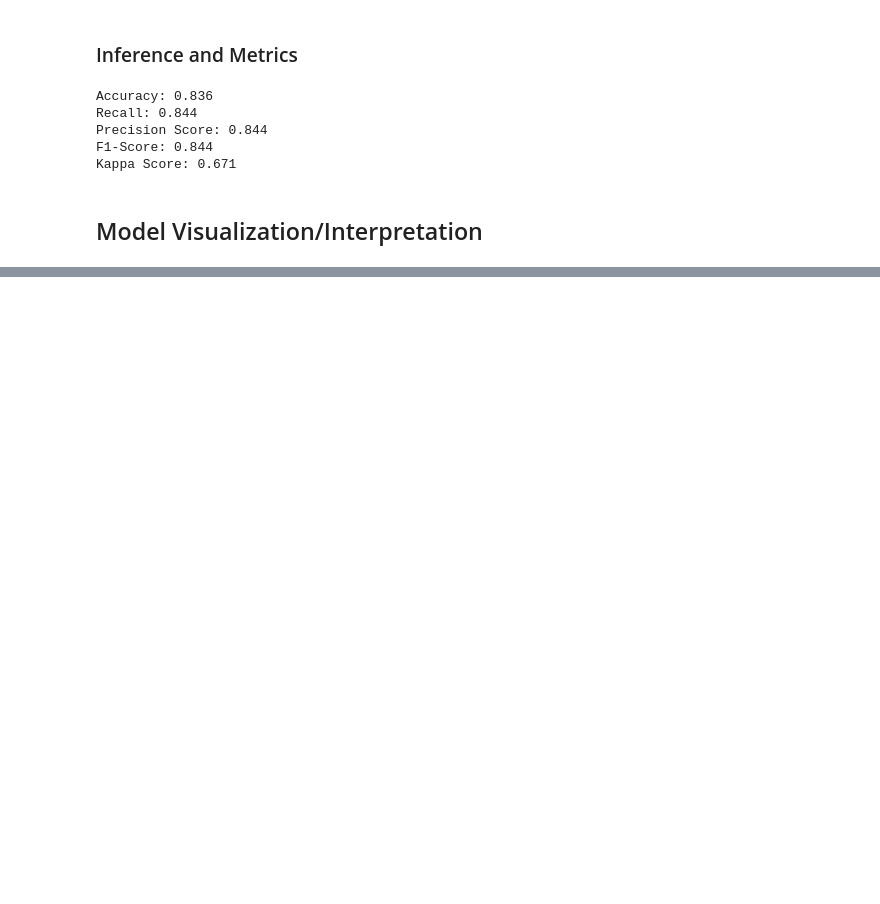
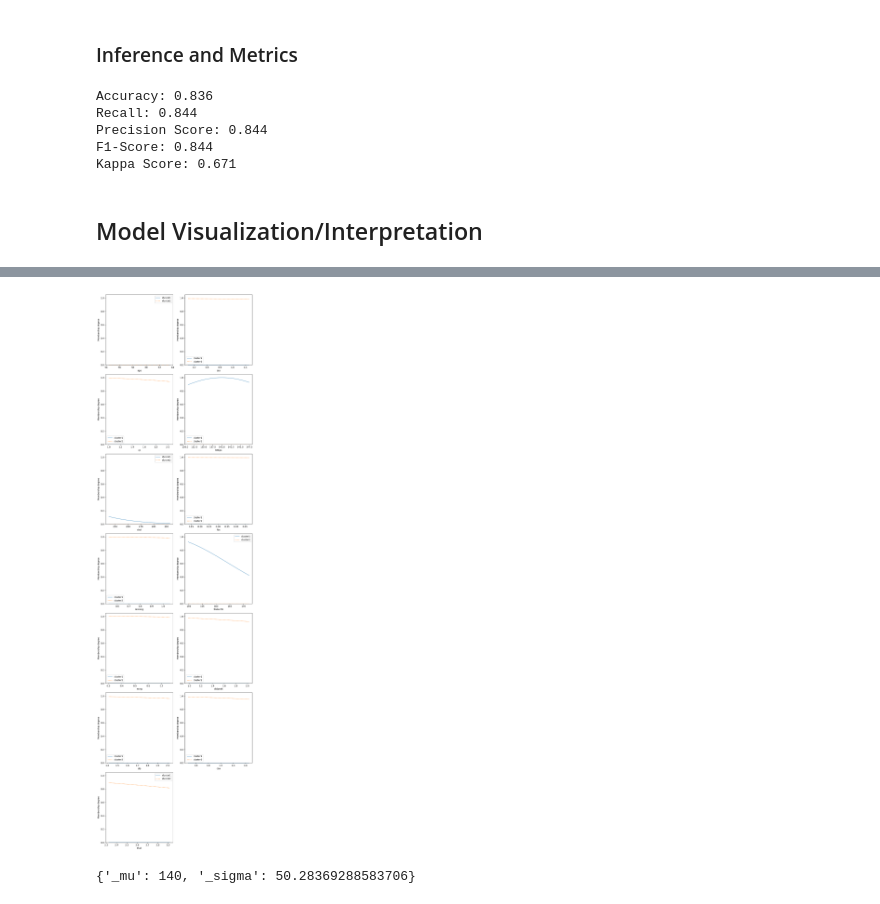
Before and after one commit to AlexGoncalves21/SInts_24, a Jupyter notebook: FinalProject/FuzzyInference.ipynb, the cells around one changed output, grey strips where cells are left out. Saved outputs shown, nothing was run; the diff lists cells and outputs as text; code cells hidden in the pictures; blank space fills up the shorter version.

```diff
--- a/FinalProject/FuzzyInference.ipynb
+++ b/FinalProject/FuzzyInference.ipynb
@@ -219,5 +199,5 @@ stats
 # %%
-def ModelToZ(model, stats):
+def FunctionsToZ(model, stats):
     for f in model._outputfunctions:
         expression = model._outputfunctions[f]
         item_list = expression.split('+')
@@ -229,5 +209,5 @@ def ModelToZ(model, stats):
         for sum in item_list:
             if len(sum) != 1: finalfunct = finalfunct + str(sum[0]) + '*' + sum[1] + '+'
         finalfunct = finalfunct[:-4] + str(item_list[-1])
-        print(item_list)
-        print(finalfunct)
+        model._outputfunctions[f] = finalfunct
+        return model
@@ -264,3 +231,37 @@ vars(model)
  '_replacement_dictionary': {},
  '_templates_enabled': False,
  '_sanitize_input': False}
+# %%
+def ClusterstoZ(model, stats):
+    for lv in model._lvs:
+        data = stats[stats['var'] == lv]
+        mean = data.iloc[0,1]
+        std = data.iloc[0,2]
+        dict = model._lvs[lv]._FSlist[0]._funpointer
+        dict._mu = 140#dict._mu - mean  #confirmar
+        dict._sigma = dict._sigma + std - 1#confirmar
+        model._lvs[lv]._FSlist[0]._funpointer = dict
+    return model
+# %%
+def UODtoZ(model, stats):
+    for lv in model._lvs:
+        data = stats[stats['var'] == lv]
+        mean = data.iloc[0,1]
+        std = data.iloc[0,2]
+        uod = model._lvs[lv]._universe_of_discourse
+        for i in range(2):
+            uod[i] = uod[i] * std + mean
+        model._lvs[lv]._universe_of_discourse = uod
+    return model
+# %%
+modelZ = FunctionsToZ(model, stats)
+modelZ = ClusterstoZ(modelZ, stats)
+modelZ = UODtoZ(modelZ, stats)
+# %%
+modelZ.produce_figure("",2)
+# %% [output]
+[figure, added]
+# %%
+vars(modelZ._lvs['chol']._FSlist[0]._funpointer)
+# %% [output]
+{'_mu': 140, '_sigma': 50.28369288583706}
```
Also changed, not shown: parts of 10 cells of this notebook, 5 other files.
